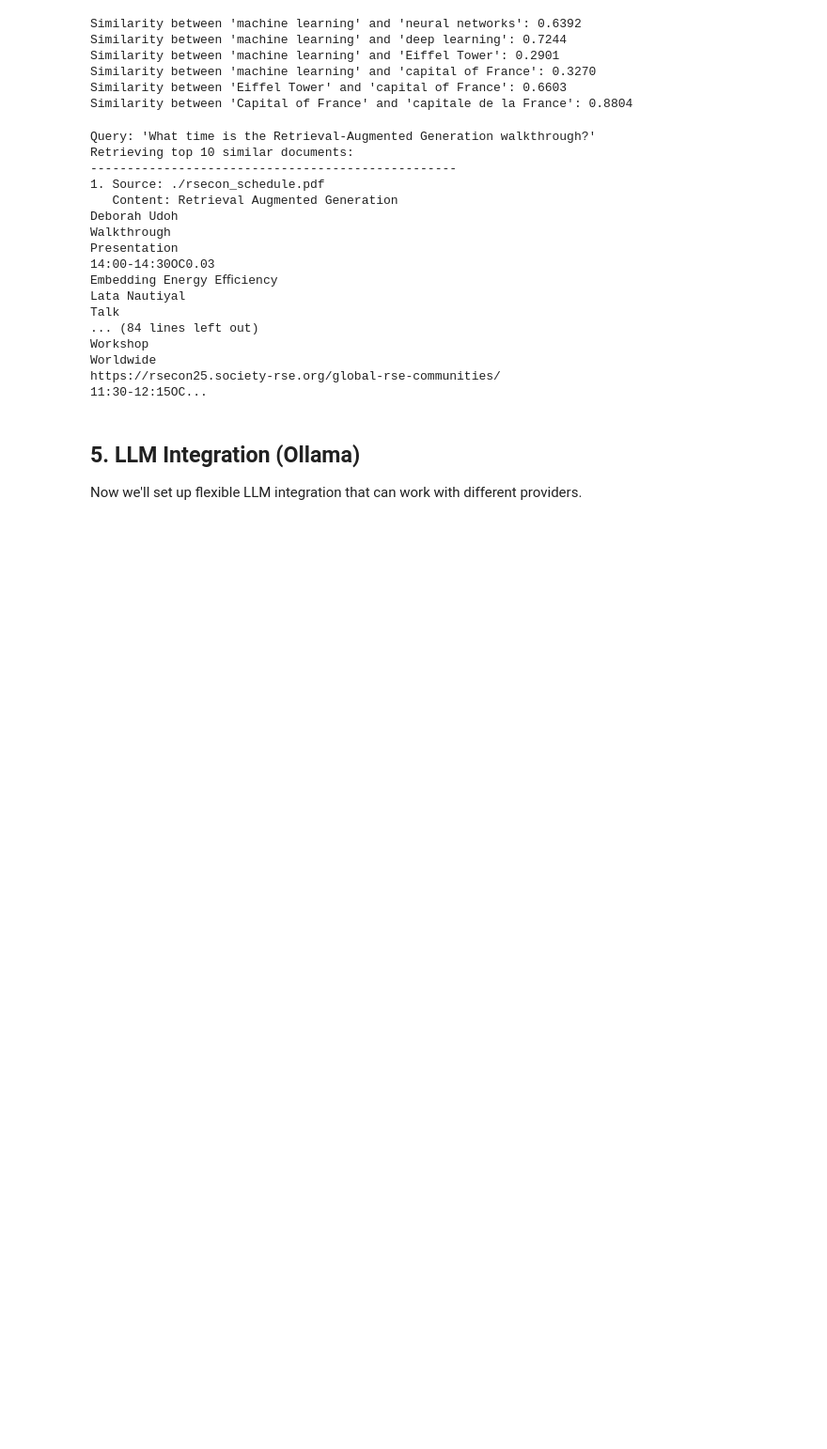
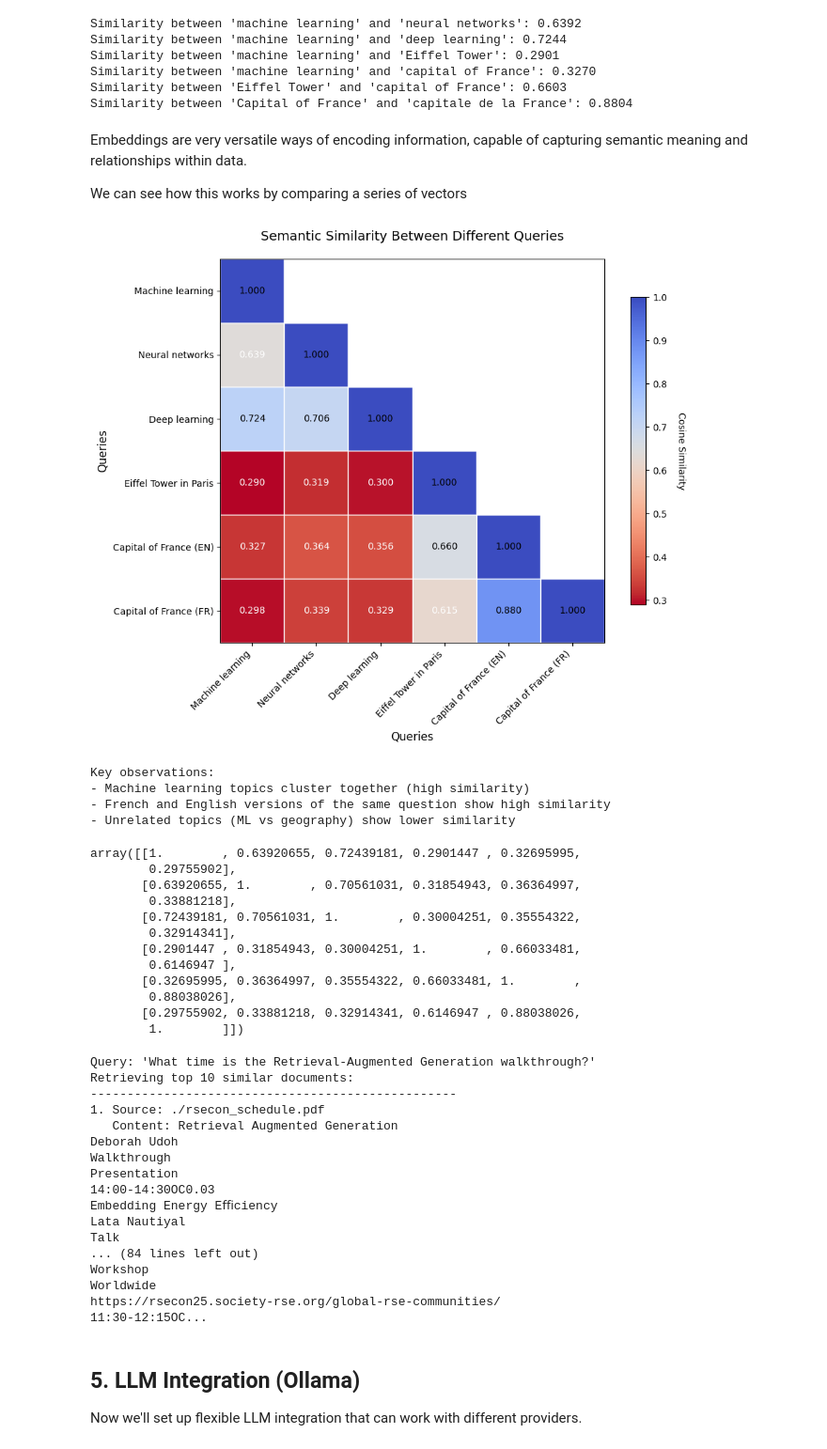
Before and after one commit to RSE-Sheffield/rsecon25-rag-walkthrough, a Jupyter notebook: rag-walkthrough.ipynb, the cells around one changed output. Shown at 94% size. Saved outputs shown, nothing was run; the diff lists cells and outputs as text; code cells hidden in the pictures; blank space fills up the shorter version.

```diff
--- a/rag-walkthrough.ipynb
+++ b/rag-walkthrough.ipynb
@@ -274,5 +246,77 @@ Similarity between 'machine learning' and 'Eiffel Tower': 0.2901
 Similarity between 'machine learning' and 'capital of France': 0.3270
 Similarity between 'Eiffel Tower' and 'capital of France': 0.6603
 Similarity between 'Capital of France' and 'capitale de la France': 0.8804
+# %% [markdown]
+Embeddings are very versatile ways of encoding information, capable of capturing semantic meaning and relationships within data.
+
+We can see how this works by comparing a series of vectors
+# %%
+embedding_3 = ollama_embeddings.embed_query("What is deep learning?")
+embedding_4 = ollama_embeddings.embed_query("The Eiffel Tower is in Paris.")
+embedding_5 = ollama_embeddings.embed_query("What is the capital of France?")
+embedding_6 = ollama_embeddings.embed_query("Quelle est la capitale de la France?")
+
+wider_similarity = cosine_similarity(
+    [
+        np.array(embedding_1),
+        np.array(embedding_2),
+        np.array(embedding_3),
+        np.array(embedding_4),
+        np.array(embedding_5),
+        np.array(embedding_6),
+    ],
+    [
+        np.array(embedding_1),
+        np.array(embedding_2),
+        np.array(embedding_3),
+        np.array(embedding_4),
+        np.array(embedding_5),
+        np.array(embedding_6),
+    ],
+)
+
+# Create labels for our queries
+query_labels = [
+    "Machine learning",
+    "Neural networks",
+    "Deep learning",
+    "Eiffel Tower in Paris",
+    "Capital of France (EN)",
+    "Capital of France (FR)"
+]
+
+# Import and use the utility function for triangular heatmap visualization
+from utils import plot_triangular_similarity_heatmap, print_similarity_observations
+
+# Create the triangular similarity heatmap
+fig, ax = plot_triangular_similarity_heatmap(
+    wider_similarity,
+    query_labels,
+    title="Semantic Similarity Between Different Queries"
+)
+plt.show()
+
+# Print key observations
+print_similarity_observations()
+
+wider_similarity
+# %% [output]
+[figure, added]
+Key observations:
+- Machine learning topics cluster together (high similarity)
+- French and English versions of the same question show high similarity
+- Unrelated topics (ML vs geography) show lower similarity
+array([[1.        , 0.63920655, 0.72439181, 0.2901447 , 0.32695995,
+        0.29755902],
+       [0.63920655, 1.        , 0.70561031, 0.31854943, 0.36364997,
+        0.33881218],
+       [0.72439181, 0.70561031, 1.        , 0.30004251, 0.35554322,
+        0.32914341],
+       [0.2901447 , 0.31854943, 0.30004251, 1.        , 0.66033481,
+        0.6146947 ],
+       [0.32695995, 0.36364997, 0.35554322, 0.66033481, 1.        ,
+        0.88038026],
+       [0.29755902, 0.33881218, 0.32914341, 0.6146947 , 0.88038026,
+        1.        ]])
 # %%
 # Demonstrate similarity search
```
Also changed, not shown: parts of 9 cells of this notebook, 1 other file.
